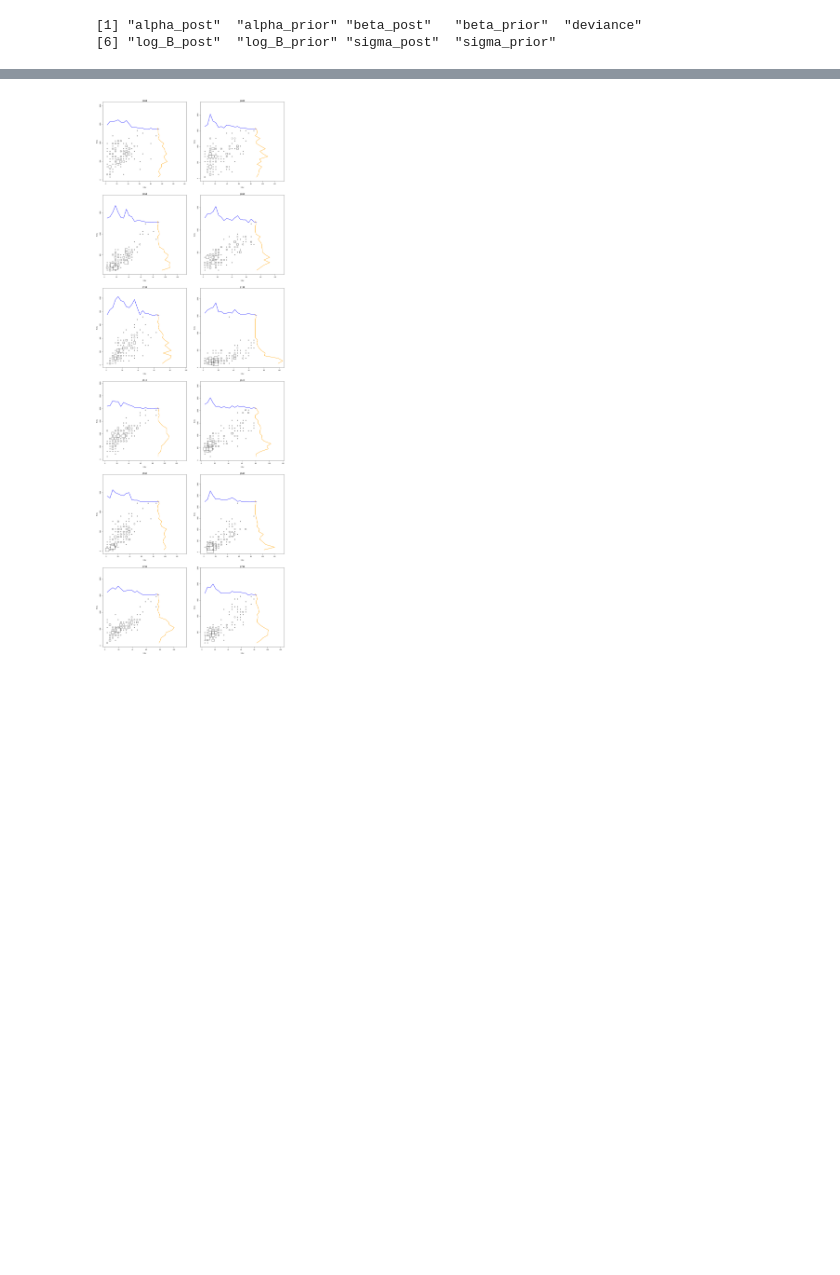
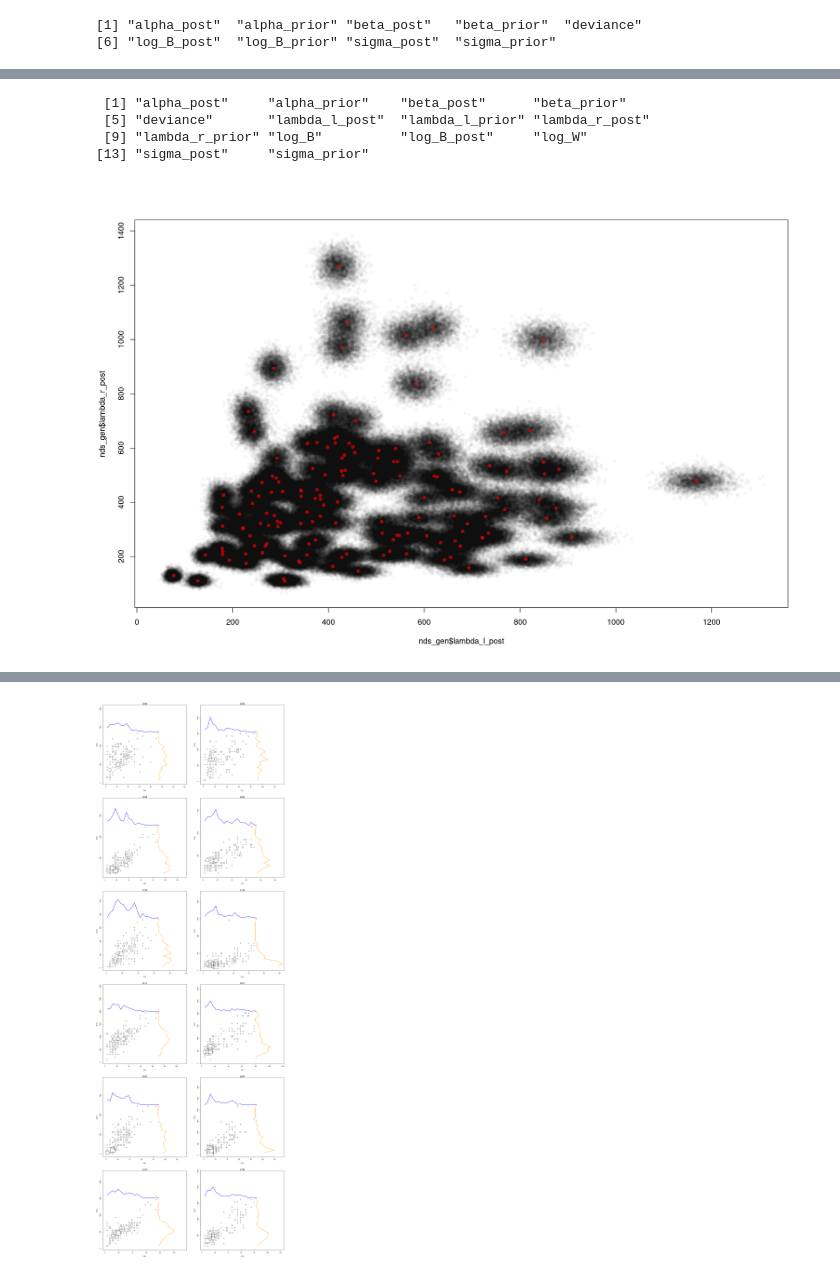
Before and after one commit to JLBaroja/JAPE, a Jupyter notebook: Reports/generative_matching.ipynb, the cells around one changed output, grey strips where cells are left out. Cells and saved outputs as stored; diff of their text form; code cells hidden in the pictures; blank space fills up the shorter version.

```diff
--- a/Reports/generative_matching.ipynb
+++ b/Reports/generative_matching.ipynb
@@ -238,0 +293,12 @@ hist(nds_non_gen$sigma_prior,xlim=c(0,2),border=NA,col=col_prior,add=T,breaks=10
+# %%
+names(nds_gen)
+# %% [output]
+ [1] "alpha_post"     "alpha_prior"    "beta_post"      "beta_prior"
+ [5] "deviance"       "lambda_l_post"  "lambda_l_prior" "lambda_r_post"
+ [9] "lambda_r_prior" "log_B"          "log_B_post"     "log_W"
+[13] "sigma_post"     "sigma_prior"
+# %%
+plot(nds_gen$lambda_l_post,nds_gen$lambda_r_post,pch=16,col='#00000008')
+points(B_l,B_r,pch=16,col='#ee0000aa')
+# %% [output]
+[figure, added]
```
Also changed, not shown: parts of 9 cells of this notebook, 6 other files.
